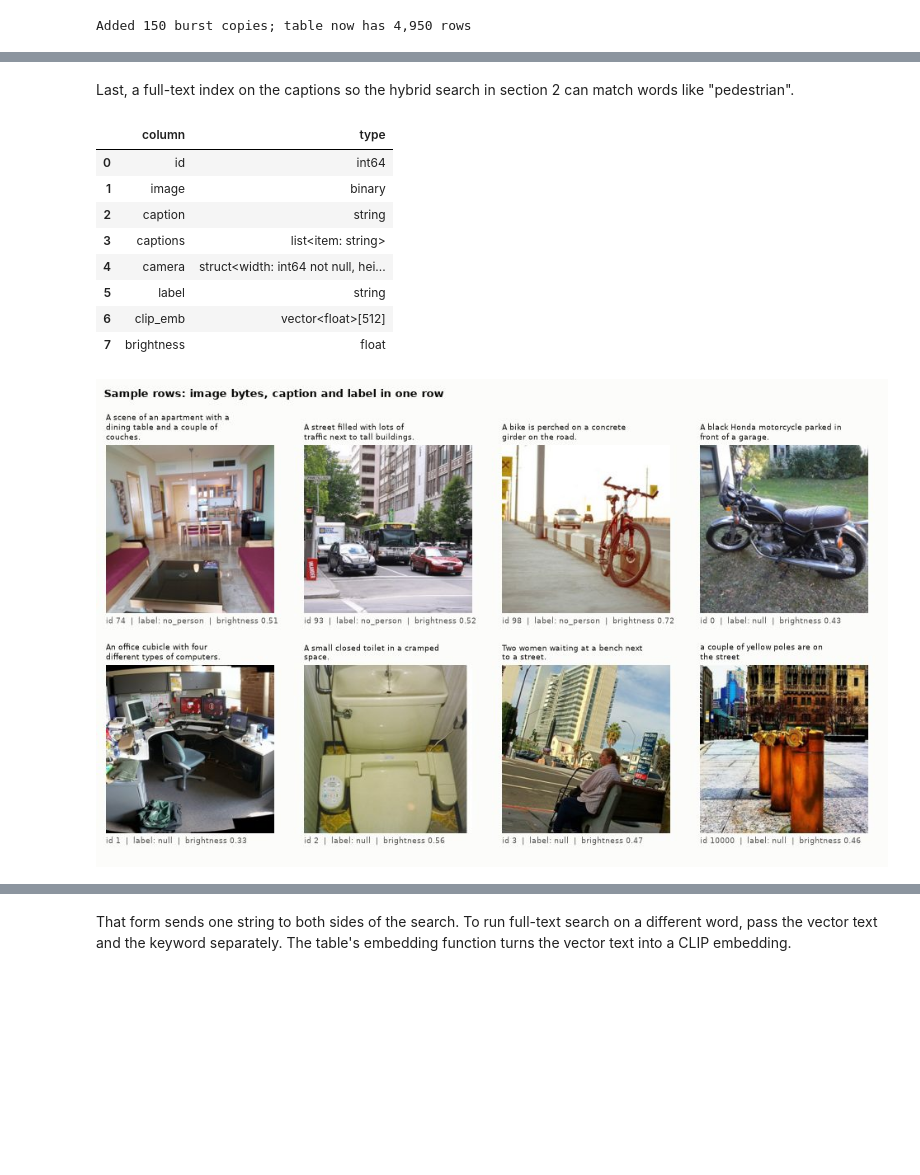
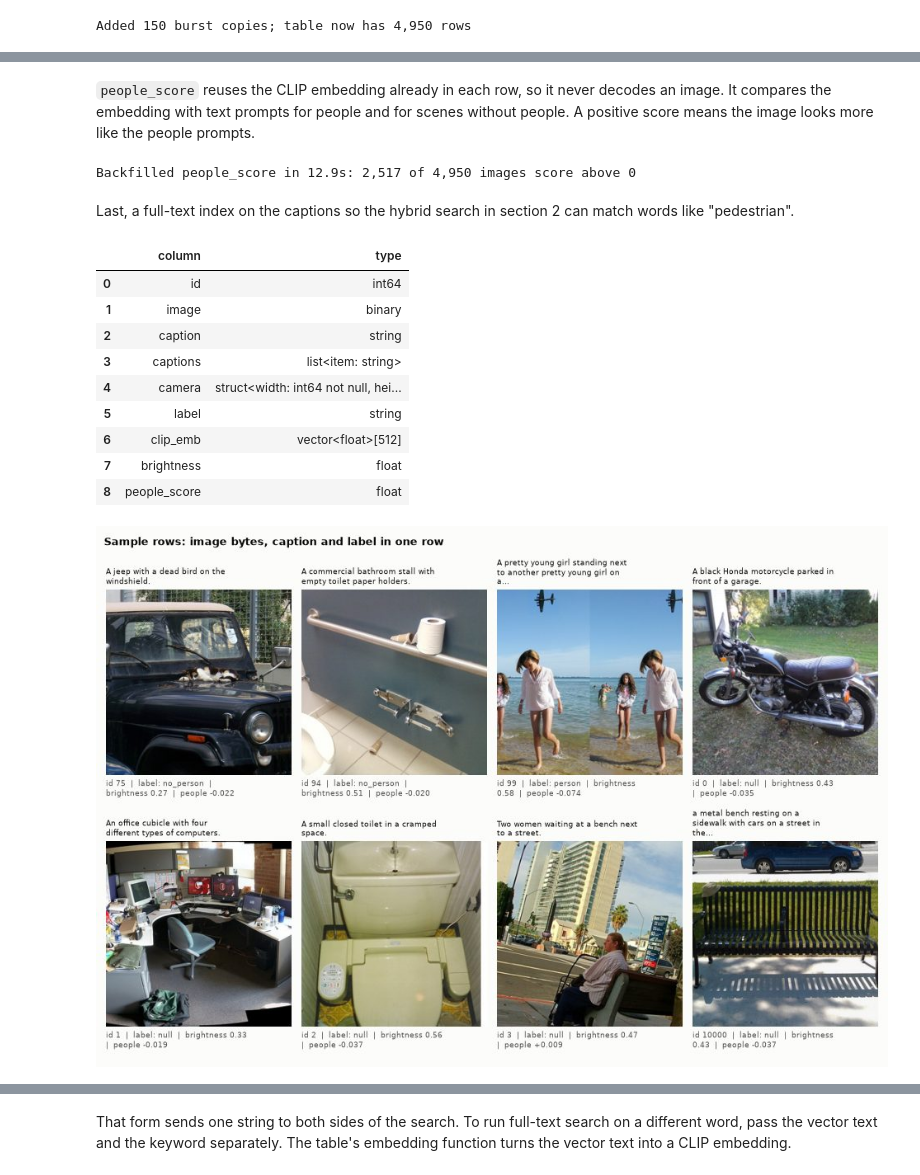
Before and after one commit to tsmithv11/lancedb-search-curate-train, a Jupyter notebook: multimodal-lakehouse-demo.ipynb, the cells around one changed output, grey strips where cells are left out. Drawn from its saved outputs; the diff is of its cells as text; code cells hidden in the pictures; blank space fills up the shorter version.

```diff
--- a/multimodal-lakehouse-demo.ipynb
+++ b/multimodal-lakehouse-demo.ipynb
@@ -121,7 +121,7 @@ def show_images(rows, title, ncols=4, subtitle=None, size=3.0):
     """Draw a grid of images straight from the `image` bytes column."""
     rows = list(rows)
     nrows = (len(rows) + ncols - 1) // ncols
-    fig, axes = plt.subplots(nrows, ncols, figsize=(ncols * size, nrows * (size + 0.7)))
+    fig, axes = plt.subplots(nrows, ncols, figsize=(ncols * size, nrows * (size + 1.1)))
     for ax in np.atleast_1d(axes).ravel():
         ax.axis("off")
     for ax, row in zip(np.atleast_1d(axes).ravel(), rows):
@@ -132,7 +132,7 @@ def show_images(rows, title, ncols=4, subtitle=None, size=3.0):
         caption = textwrap.fill(textwrap.shorten(row.get("caption", ""), 70, placeholder="..."), 34)
         ax.set_title(caption, fontsize=8, color=INK, loc="left", fontweight="normal")
         if subtitle:
-            ax.text(0, -0.02, subtitle(row), transform=ax.transAxes, fontsize=8, color=INK_2, va="top")
+            ax.text(0, -0.02, textwrap.fill(subtitle(row), 40), transform=ax.transAxes, fontsize=8, color=INK_2, va="top")
     fig.suptitle(title, x=0.01, ha="left", fontsize=12, fontweight="bold", color=INK)
     fig.tight_layout()
     buf = io.BytesIO()                                   # photos as JPEG keep the saved notebook small
@@ -250,10 +250,10 @@ def caption_mentions_person(captions):
     return re.search(PERSON_WORDS, " ".join(captions).lower()) is not None
 
 
-# Hold back 200 images for later: 40 street-at-night scenes plus 160 others, like a new night drive.
+# Hold back 200 images for later: 15 street-at-night scenes plus 185 others, like a new drive.
 night_rows = np.flatnonzero(caption_text.str.contains(STREET_AT_NIGHT).to_numpy())
 other_rows = np.setdiff1d(np.arange(coco.num_rows), night_rows)
-held_back_rows = np.sort(np.concatenate([rng.choice(night_rows, 40, replace=False), rng.choice(other_rows, 160, replace=False)]))
+held_back_rows = np.sort(np.concatenate([rng.choice(night_rows, 15, replace=False), rng.choice(other_rows, 185, replace=False)]))
 initial = coco.take(np.setdiff1d(np.arange(coco.num_rows), held_back_rows))
 held_back = coco.take(held_back_rows)          # appended in sections 4 and 6
 labeled_ids = set(rng.choice(initial["id"].to_numpy(), size=int(0.08 * initial.num_rows), replace=False).tolist())
@@ -346,3 +346,31 @@ Backfilled brightness for 4,950 rows in 20.1s; table version 11
+# %% [markdown]
+`people_score` reuses the CLIP embedding already in each row, so it never decodes an image. It compares the embedding with text prompts for people and for scenes without people. A positive score means the image looks more like the people prompts.
+# %%
+PEOPLE = ["a photo of people", "a photo of a person walking"]
+NO_PEOPLE = ["a photo with no people in it", "an empty street"]
+
+
+@geneva.udf(data_type=pa.float32())
+class PeopleScore:
+    """Best match to a people prompt minus best match to a no-people prompt (CLIP zero-shot)."""
+
+    def __init__(self, people: list, no_people: list):
+        self.people, self.no_people = np.array(people), np.array(no_people)
+
+    def __call__(self, clip_emb: np.ndarray) -> float:
+        return float((self.people @ clip_emb).max() - (self.no_people @ clip_emb).max())
+
+
+def embed_text(prompts):
+    return [clip.generate_text_embeddings(p).tolist() for p in prompts]
+
+
+fn_db.open_table("images").add_columns({"people_score": PeopleScore(embed_text(PEOPLE), embed_text(NO_PEOPLE))})
+start = time.time()
+backfill("people_score")
+print(f"Backfilled people_score in {time.time() - start:.1f}s: {tbl.count_rows('people_score > 0'):,} of {tbl.count_rows():,} images score above 0")
+# %% [output]
+Backfilled people_score in 12.9s: 2,517 of 4,950 images score above 0
 # %% [markdown]
 Last, a full-text index on the captions so the hybrid search in section 2 can match words like "pedestrian".
 # %%
@@ -358,19 +386,20 @@ schema_frame(tbl)
 | 5 | label | string |
 | 6 | clip_emb | vector<float>[512] |
 | 7 | brightness | float |
+| 8 | people_score | float |
 # %%
 sample = pd.concat([
     tbl.search().where("label IS NOT NULL").limit(3).to_pandas(),
     tbl.search().where("label IS NULL AND id < 10000").limit(4).to_pandas(),
     tbl.search().where("id >= 10000").limit(1).to_pandas(),
 ])
 show_images(
     sample.to_dict("records"),
     "Sample rows: image bytes, caption and label in one row",
-    subtitle=lambda r: f"id {r['id']}  |  label: {'null' if pd.isna(r['label']) else r['label']}  |  brightness {r['brightness']:.2f}",
+    subtitle=lambda r: f"id {r['id']}  |  label: {'null' if pd.isna(r['label']) else r['label']}  |  brightness {r['brightness']:.2f}  |  people {r['people_score']:+.3f}",
 )
 # %% [output]
-[figure, old version]
+[figure, new version]
 # %% [markdown]
 ## 2. Search
 
```
Also changed, not shown: parts of 32 cells of this notebook, 3 other files.
